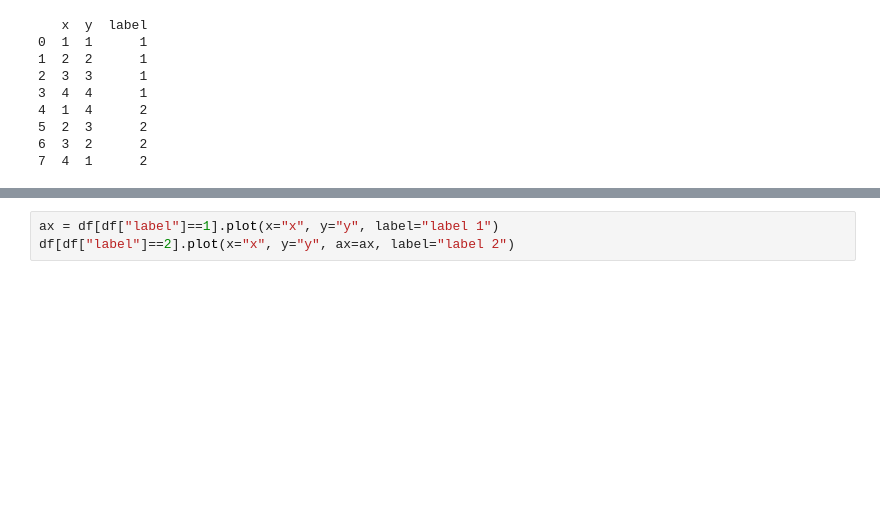
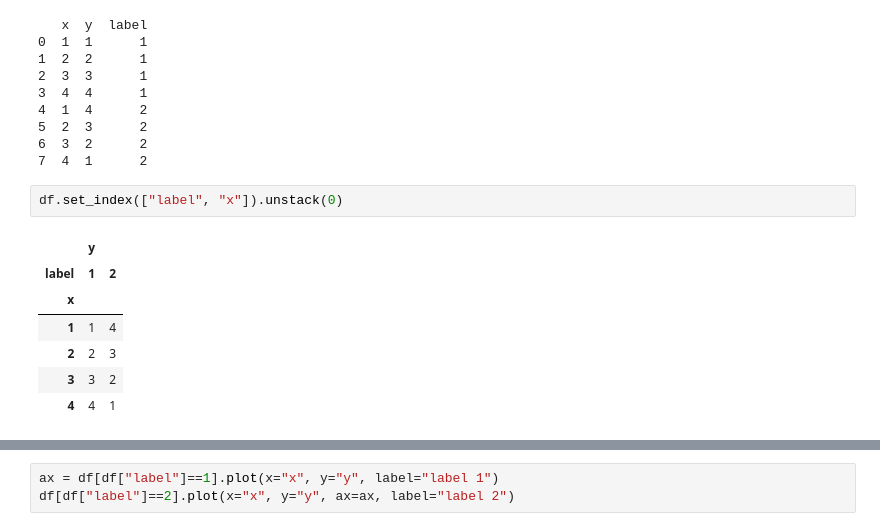
Before and after one commit to kh-mo/Pytorch_study, a Jupyter notebook: pandas_tutorial.ipynb, the cells around one changed output, grey strips where cells are left out. Drawn from its saved outputs; the diff is of its cells as text; blank space fills up the shorter version.

```diff
--- a/pandas_tutorial.ipynb
+++ b/pandas_tutorial.ipynb
@@ -82,3 +82,13 @@ print(df)
 5  2  3      2
 6  3  2      2
 7  4  1      2
+# %%
+df.set_index(["label", "x"]).unstack(0)
+# %% [output]
+|  | y |  |
+| label | 1 | 2 |
+| x |  |  |
+| 1 | 1 | 4 |
+| 2 | 2 | 3 |
+| 3 | 3 | 2 |
+| 4 | 4 | 1 |
```
Also changed, not shown: parts of 1 cell of this notebook.
